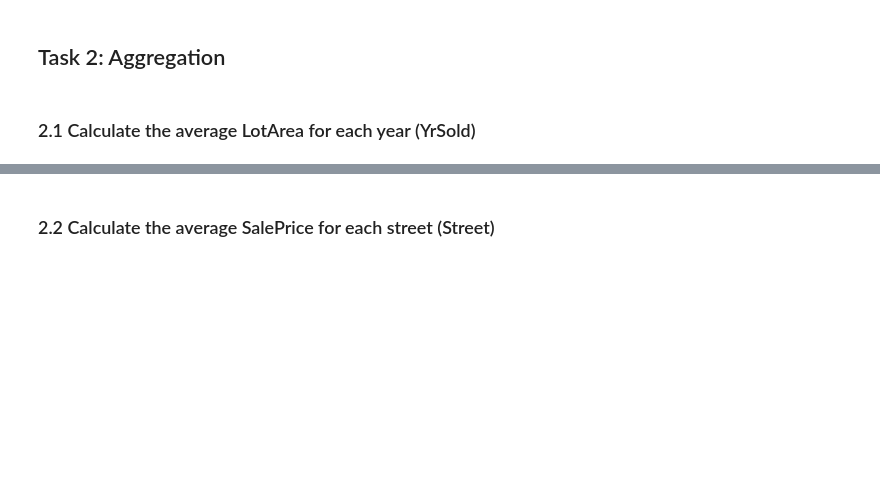
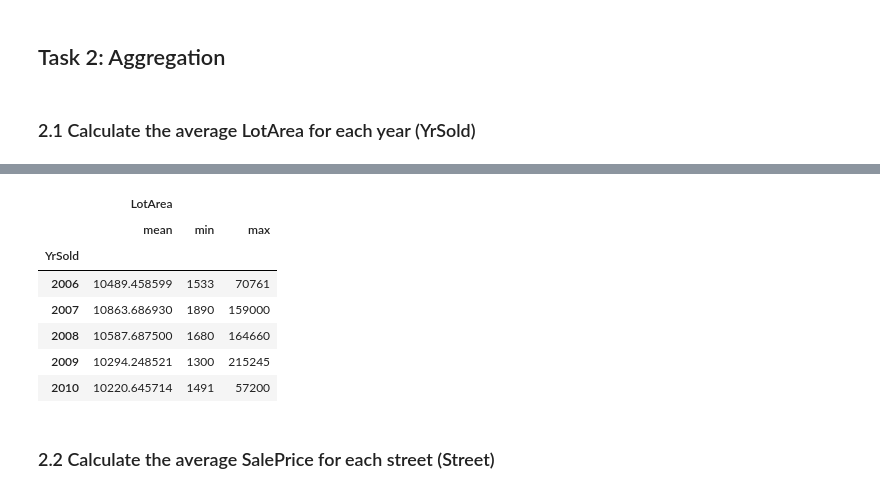
Before and after one commit to iesfsv/Data-Processing-in-Python, a Jupyter notebook: 06_week/06_Seminar_Pandas.ipynb, the cells around one changed output, grey strips where cells are left out. Cells and saved outputs as stored; diff of their text form; code cells hidden in the pictures; blank space fills up the shorter version.

```diff
--- a/06_week/06_Seminar_Pandas.ipynb
+++ b/06_week/06_Seminar_Pandas.ipynb
@@ -107,3 +120,14 @@ df.shape
+# %%
+df.groupby('YrSold').agg({'LotArea': ['mean', 'min', 'max']})
+# %% [output]
+|  | LotArea |  |  |
+|  | mean | min | max |
+| YrSold |  |  |  |
+| 2006 | 10489.458599 | 1533 | 70761 |
+| 2007 | 10863.686930 | 1890 | 159000 |
+| 2008 | 10587.687500 | 1680 | 164660 |
+| 2009 | 10294.248521 | 1300 | 215245 |
+| 2010 | 10220.645714 | 1491 | 57200 |
 # %%
 # calculate mean, min, max
 # %% [markdown]
```
Also changed, not shown: parts of 12 cells of this notebook.
